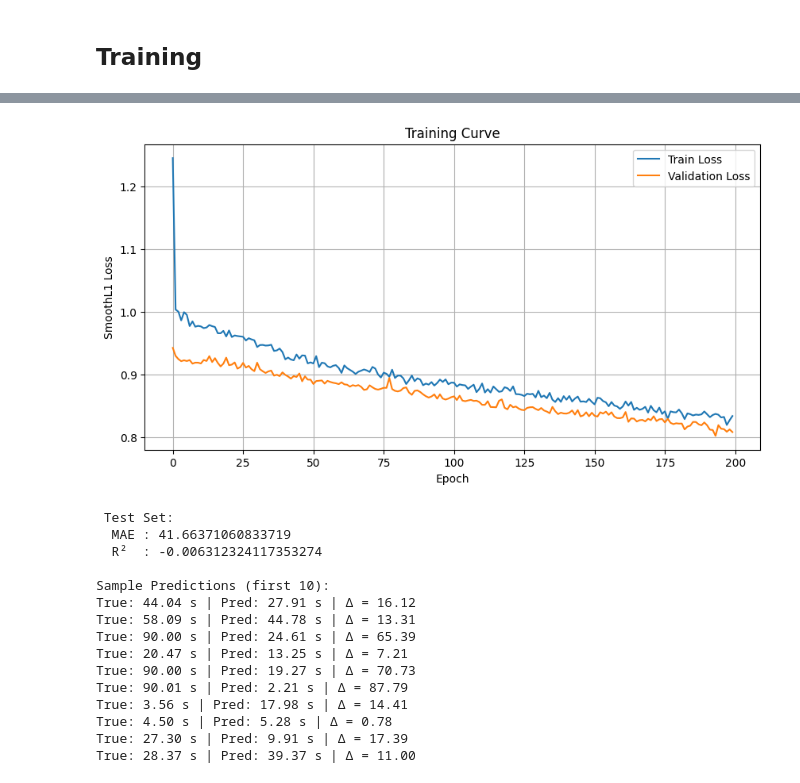
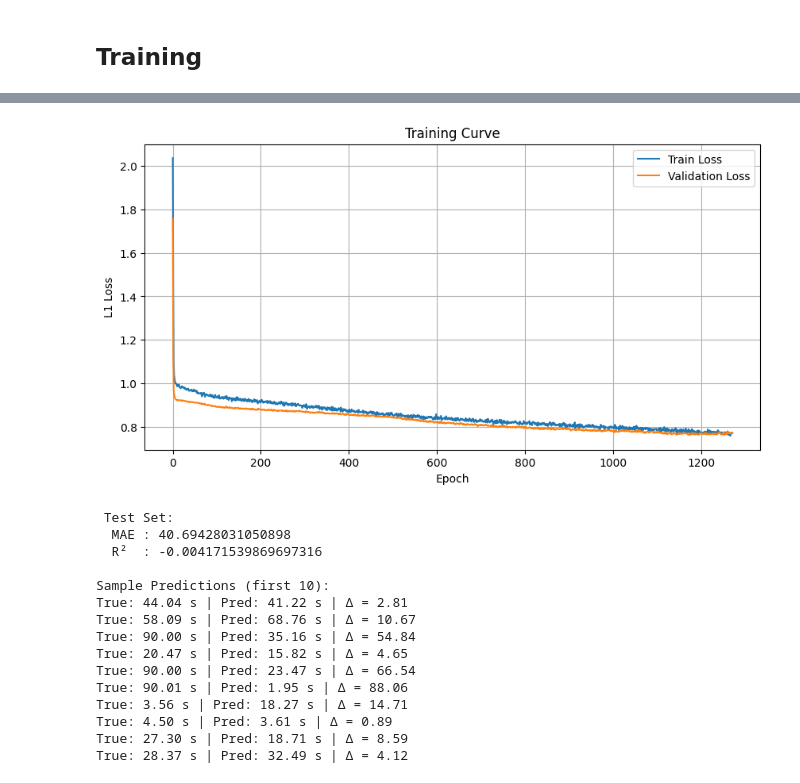
Before and after one commit to willweiao/MIP-Parameter-Tuning-with-Gurobi, a Jupyter notebook: notebook/04_train_mlp_model.ipynb, the cells around one changed output, grey strips where cells are left out. Cells and saved outputs as stored; diff of their text form; code cells hidden in the pictures.

```diff
--- a/notebook/04_train_mlp_model.ipynb
+++ b/notebook/04_train_mlp_model.ipynb
@@ -39,7 +39,7 @@ n_train = n - n_val - n_test
 
 train_set, val_set, test_set = random_split(dataset, [n_train, n_val, n_test], generator=torch.Generator().manual_seed(20))
 
-train_loader = DataLoader(train_set, batch_size=32, shuffle=True)
+train_loader = DataLoader(train_set, batch_size=64, shuffle=True)
 val_loader   = DataLoader(val_set, batch_size=64)
 test_loader  = DataLoader(test_set, batch_size=64)
 # %% [markdown]
@@ -47,10 +47,10 @@ test_loader  = DataLoader(test_set, batch_size=64)
 # %%
 device = "cuda" if torch.cuda.is_available() else "cpu"
 model = MLPRegressor(input_dim=X_scaled.shape[1])
-optimizer = torch.optim.Adam(model.parameters(), lr=1e-3)
+optimizer = torch.optim.Adam(model.parameters(), lr=3e-4)
 criterion = torch.nn.SmoothL1Loss()
 
 model, train_losses, val_losses = train_loop(model, train_loader, val_loader, optimizer, criterion,
-                                        epochs=200, device=device, early_stopping=False, patience=10,
-                                        delta=1e-4, save_path="../model/best_model.pt")
+                                        epochs=3000, device=device, early_stopping=True, patience=100,
+                                        delta=3e-4, save_path="../model/best_model.pt")
 # %% [output]
@@ -74,31 +74,31 @@ model, train_losses, val_losses = train_loop(model, train_loader, val_loader, op
 # %%
 # plot the loss curves
 plt.figure(figsize=(10, 5))
 plt.plot(train_losses, label='Train Loss')
 plt.plot(val_losses, label='Validation Loss')
 plt.xlabel("Epoch")
-plt.ylabel("SmoothL1 Loss")
+plt.ylabel("L1 Loss")
 plt.title("Training Curve")
 plt.legend()
 plt.grid(True)
 plt.show()
 # %% [output]
-[figure, old version]
+[figure, new version]
 # %%
 evaluate_loop(model, test_loader, device=device, label="Test")
 # %% [output]
  Test Set:
-  MAE : 41.66371060833719
-  R²  : -0.006312324117353274
+  MAE : 40.69428031050898
+  R²  : -0.004171539869697316
 
 Sample Predictions (first 10):
-True: 44.04 s | Pred: 27.91 s | Δ = 16.12
-True: 58.09 s | Pred: 44.78 s | Δ = 13.31
-True: 90.00 s | Pred: 24.61 s | Δ = 65.39
-True: 20.47 s | Pred: 13.25 s | Δ = 7.21
-True: 90.00 s | Pred: 19.27 s | Δ = 70.73
-True: 90.01 s | Pred: 2.21 s | Δ = 87.79
-True: 3.56 s | Pred: 17.98 s | Δ = 14.41
-True: 4.50 s | Pred: 5.28 s | Δ = 0.78
-True: 27.30 s | Pred: 9.91 s | Δ = 17.39
-True: 28.37 s | Pred: 39.37 s | Δ = 11.00
+True: 44.04 s | Pred: 41.22 s | Δ = 2.81
+True: 58.09 s | Pred: 68.76 s | Δ = 10.67
+True: 90.00 s | Pred: 35.16 s | Δ = 54.84
+True: 20.47 s | Pred: 15.82 s | Δ = 4.65
+True: 90.00 s | Pred: 23.47 s | Δ = 66.54
+True: 90.01 s | Pred: 1.95 s | Δ = 88.06
+True: 3.56 s | Pred: 18.27 s | Δ = 14.71
+True: 4.50 s | Pred: 3.61 s | Δ = 0.89
+True: 27.30 s | Pred: 18.71 s | Δ = 8.59
+True: 28.37 s | Pred: 32.49 s | Δ = 4.12
```
Also changed, not shown: parts of 1 cell of this notebook, 3 other files.
